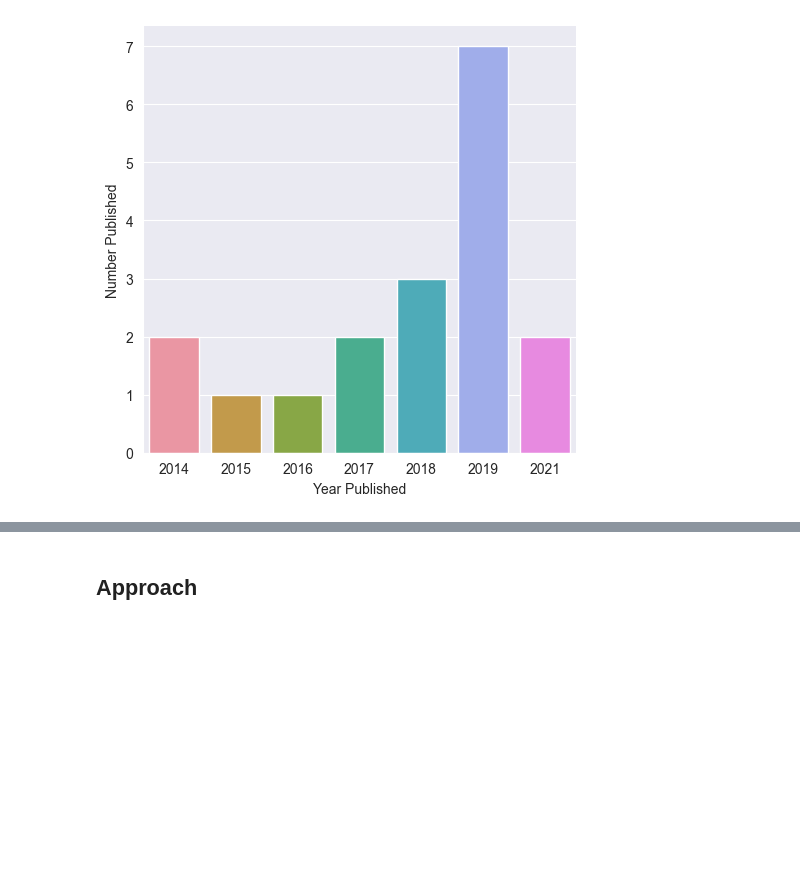
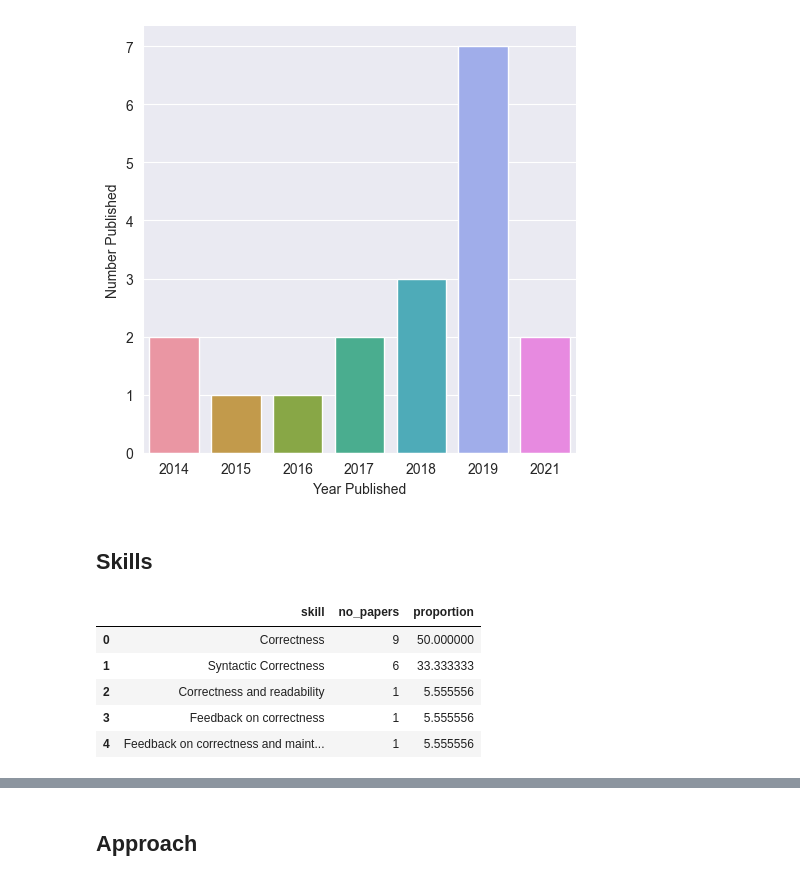
Before and after one commit to m-messer/In-Depth_Analysis_ML_Graders_Analysis, a Jupyter notebook: analysis.ipynb, the cells around one changed output, grey strips where cells are left out. Cells and saved outputs as stored; diff of their text form; code cells hidden in the pictures; blank space fills up the shorter version.

```diff
--- a/analysis.ipynb
+++ b/analysis.ipynb
@@ -51,3 +51,17 @@ years_plt.set(xlabel='Year Published', ylabel='Number Published')
 plt.savefig('plots/years_published.pdf')
 # %% [output]
 [figure]
+# %% [markdown]
+## Skills
+# %%
+skill = df.skill.value_counts().reset_index()
+skill.columns = ["skill", 'no_papers']
+skill['proportion'] = (skill.no_papers / skill.no_papers.sum()) * 100
+skill
+# %% [output]
+|  | skill | no_papers | proportion |
+| 0 | Correctness | 9 | 50.000000 |
+| 1 | Syntactic Correctness | 6 | 33.333333 |
+| 2 | Correctness and readability | 1 | 5.555556 |
+| 3 | Feedback on correctness | 1 | 5.555556 |
+| 4 | Feedback on correctness and maint... | 1 | 5.555556 |
```
Also changed, not shown: parts of 2 cells of this notebook, 1 other file.
